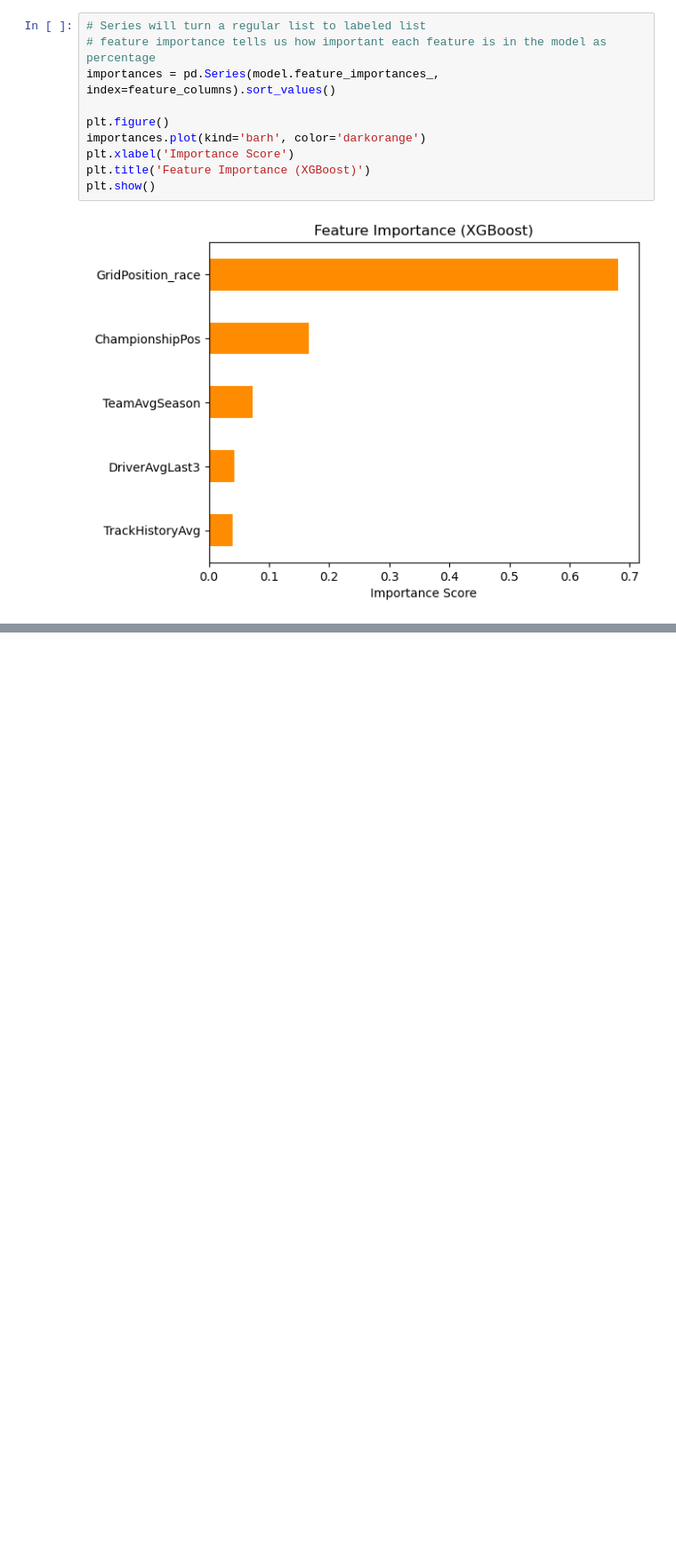
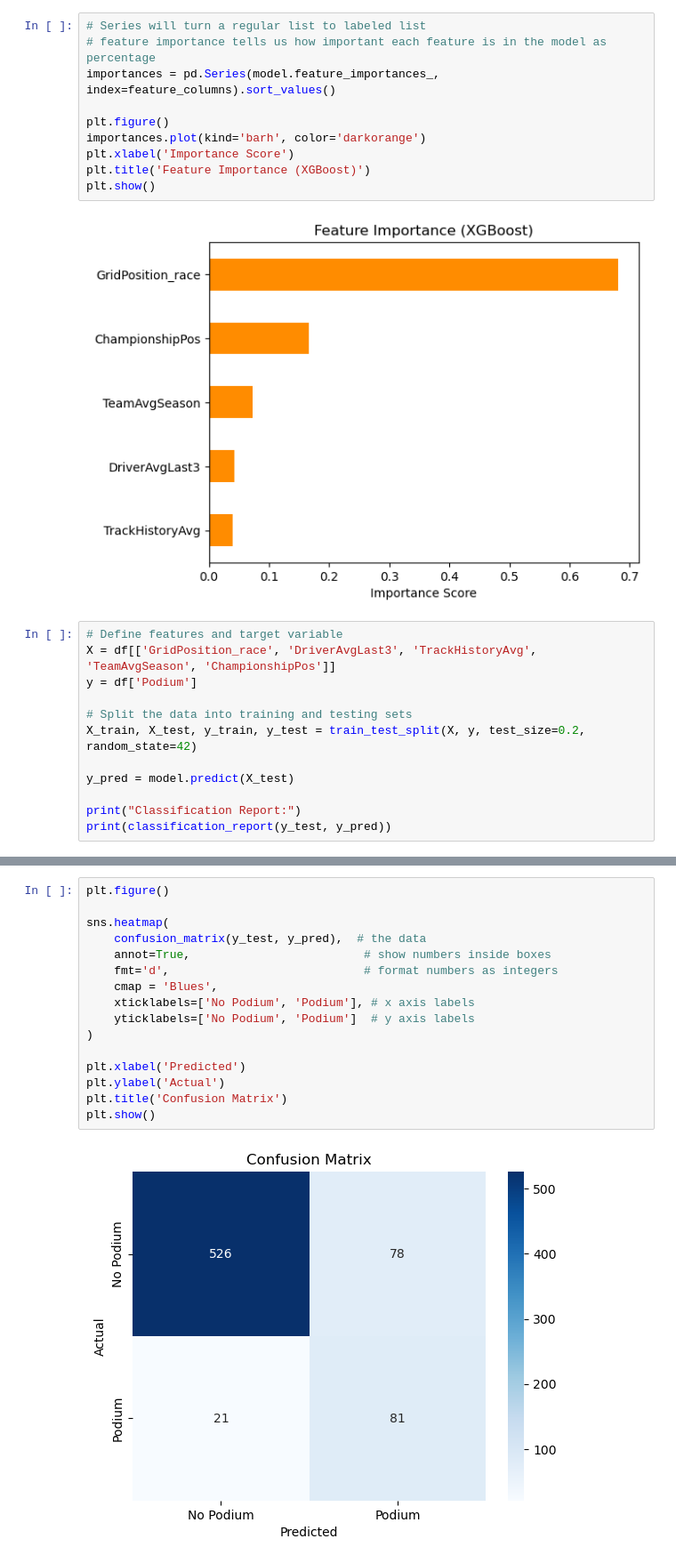
Before and after one commit to Rishit1606/F1_Podium_prediction, a Jupyter notebook: analytics.ipynb, the cells around one changed output, grey strips where cells are left out. Shown at 89% size. Saved outputs shown, nothing was run; the diff lists cells and outputs as text; blank space fills up the shorter version.

Commit message:
Add confusion matrix heatmap to analytics notebook

```diff
--- a/analytics.ipynb
+++ b/analytics.ipynb
@@ -36,3 +38,15 @@ plt.title('Feature Importance (XGBoost)')
 plt.show()
 # %% [output]
 [figure]
+# %%
+# Define features and target variable
+X = df[['GridPosition_race', 'DriverAvgLast3', 'TrackHistoryAvg', 'TeamAvgSeason', 'ChampionshipPos']]
+y = df['Podium']
+
+# Split the data into training and testing sets
+X_train, X_test, y_train, y_test = train_test_split(X, y, test_size=0.2, random_state=42)
+
+y_pred = model.predict(X_test)
+
+print("Classification Report:")
+print(classification_report(y_test, y_pred))
@@ -38,0 +67,18 @@ plt.show()
+# %%
+plt.figure()
+
+sns.heatmap(
+    confusion_matrix(y_test, y_pred),  # the data
+    annot=True,                         # show numbers inside boxes
+    fmt='d',                            # format numbers as integers
+    cmap = 'Blues',
+    xticklabels=['No Podium', 'Podium'], # x axis labels
+    yticklabels=['No Podium', 'Podium']  # y axis labels
+)
+
+plt.xlabel('Predicted')
+plt.ylabel('Actual')
+plt.title('Confusion Matrix')
+plt.show()
+# %% [output]
+[figure, added]
```
Also changed, not shown: parts of 2 cells of this notebook.
